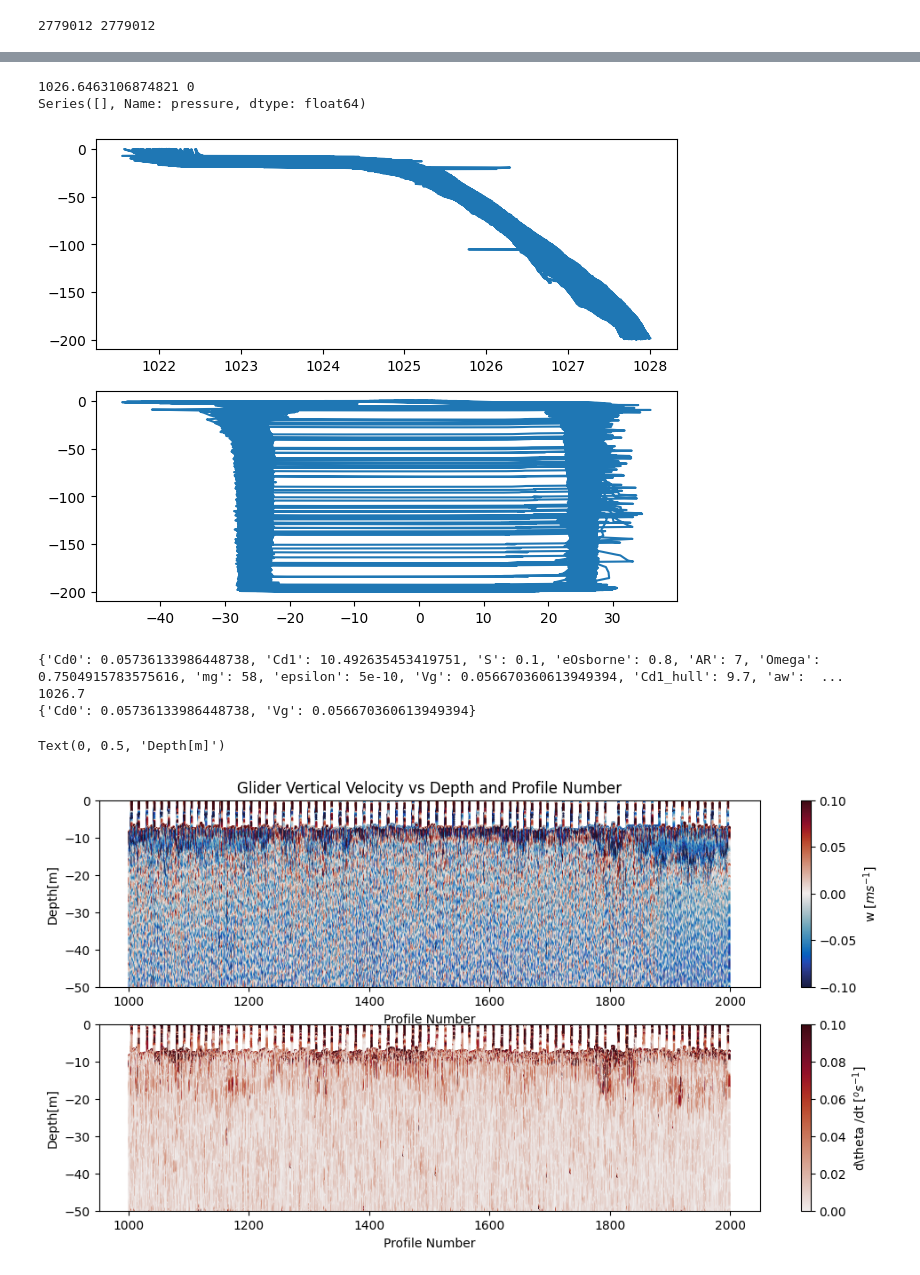
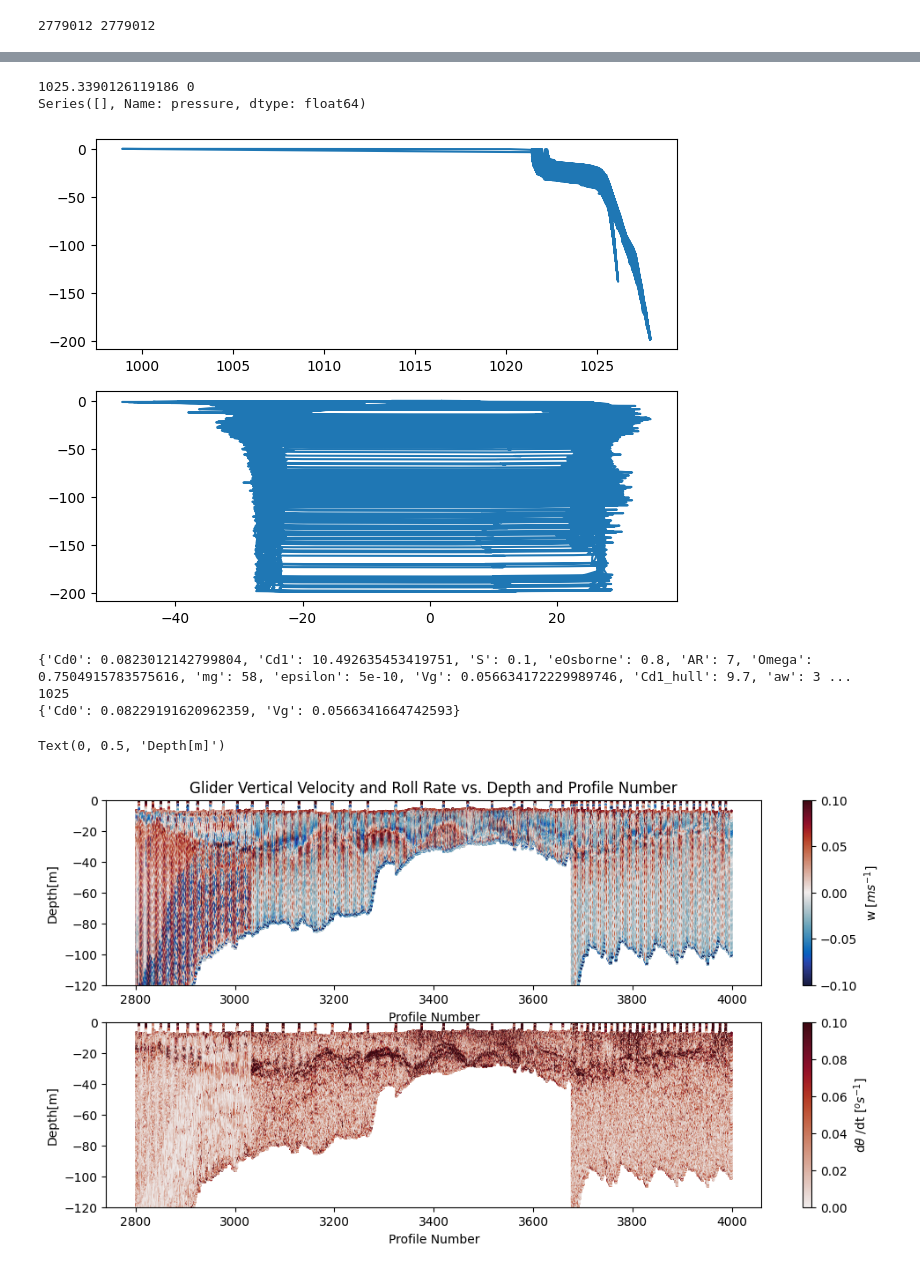
Before and after one commit to nbronikowski/vertical_velocity_testing, a Jupyter notebook: LM_gliderflight_2023_08_unit_334_gosl_monitoring.ipynb, the cells around one changed output, grey strips where cells are left out. Drawn from its saved outputs; the diff is of its cells as text; code cells hidden in the pictures.

```diff
--- a/LM_gliderflight_2023_08_unit_334_gosl_monitoring.ipynb
+++ b/LM_gliderflight_2023_08_unit_334_gosl_monitoring.ipynb
@@ -33,7 +33,7 @@ v[nans] = np.interp(x(nans), x(~nans), v[~nans])
 # Select index of data
 #dive = 550
 
-indx = (gl.profile_index >1000) & (gl.profile_index <2000)
+indx = (gl.profile_index >2800) & (gl.profile_index <4000)
 
 import cartopy.crs as ccrs
 import cartopy.feature as cfeature
@@ -212,18 +212,18 @@ print(np.mean(data['density'][data['pressure']*10>20]),np.min(data['time']))
 
 print(df['pressure'][np.isnan(df['pressure'])])
 # %% [output]
-1026.6463106874821 0
+1025.3390126119186 0
 Series([], Name: pressure, dtype: float64)
-[figure, old version]
+[figure, new version]
 # %%
 import gliderflight
 
-GM = gliderflight.SteadyStateCalibrate(rho0=1026.7)
-GM.define(mg=58,Vg=58/1026.7,Cd0=0.098) # You want to either supply ah=3.8,Cd1=10.492 and or Cd0 but not both.
+GM = gliderflight.SteadyStateCalibrate(rho0=1025)
+GM.define(mg=58,Vg=58/1025,Cd0=0.098) # You want to either supply ah=3.8,Cd1=10.492 and or Cd0 but not both.
 #data['dhdt']=GM.compute_dhdt(data['time'],data['pressure'])
 GM.set_input_data(pitch=data['pitch'],buoyancy_change=data['buoyancy_change'],time=data['time'],
                   pressure=data['pressure'],density=data['density'])
-GM.OR(data['pressure']*10<100)
+GM.OR(data['pressure']*10<50)
 GM.OR(data['pressure']*10>150)
 calibration_result = GM.calibrate('Cd0','Vg',constraints="dhdt")# Optimize for Total Drag and volume.
 print(GM.get_settings())
@@ -231,41 +231,41 @@ print(GM.RHO0)
 print(calibration_result)
 #plt.plot(data['dhdt'])
 # %% [output]
-{'Cd0': 0.05736133986448738, 'Cd1': 10.492635453419751, 'S': 0.1, 'eOsborne': 0.8, 'AR': 7, 'Omega': 0.7504915783575616, 'mg': 58, 'epsilon': 5e-10, 'Vg': 0.056670360613949394, 'Cd1_hull': 9.7, 'aw':  ...
-1026.7
-{'Cd0': 0.05736133986448738, 'Vg': 0.056670360613949394}
+{'Cd0': 0.0823012142799804, 'Cd1': 10.492635453419751, 'S': 0.1, 'eOsborne': 0.8, 'AR': 7, 'Omega': 0.7504915783575616, 'mg': 58, 'epsilon': 5e-10, 'Vg': 0.056634172229989746, 'Cd1_hull': 9.7, 'aw': 3 ...
+1025
+{'Cd0': 0.08229191620962359, 'Vg': 0.0566341664742593}
 # %%
 # Plot the results
 
 fig3, ax3 = plt.subplots(2, 1, figsize=(12, 6))
 sct = ax3[0].scatter(data['dive_nr'], -data['pressure']*10, c=GM.w, cmap=cmo.balance, s=0.5)  # Set smaller size for scatter dots
 sct.set_clim(-0.1, 0.1)
 
 # Set custom color axis limits
 cbar = plt.colorbar(sct, ax=ax3[0])
 cbar.set_label('w [$m s^{-1}$]')
-ax3[0].set_ylim(-50,0)
+ax3[0].set_ylim(-120,0)
 
 # Set labels and title
 ax3[0].set_xlabel('Profile Number')
 ax3[0].set_ylabel('Depth[m]')
 ax3[0].set_title('Glider Vertical Velocity and Roll Rate vs. Depth and Profile Number')
 
 
 sct2 = ax3[1].scatter(data['dive_nr'], -data['pressure']*10, c=np.abs(data['roll_rate']), cmap=cmo.amp, s=0.5)  # Set smaller size for scatter dots
 sct2.set_clim(0, 0.1)
 
 # Set custom color axis limits
 cbar2 = plt.colorbar(sct2, ax=ax3[1])
-cbar2.set_label(r'd\theta /dt [$^o s^{-1}$]')
-ax3[1].set_ylim(-50,0)
+cbar2.set_label(r'd$\theta$ /dt [$^o s^{-1}$]')
+ax3[1].set_ylim(-120,0)
 
 # Set labels and title
 ax3[1].set_xlabel('Profile Number')
 ax3[1].set_ylabel('Depth[m]')
 # %% [output]
 Text(0, 0.5, 'Depth[m]')
-[figure, old version]
+[figure, new version]
 # %%
 # Run Dynamic Model DONT USE 2024-06-25 L. Merkelbach Discussion
 #dm = gliderflight.DynamicGliderModel(rho0=1025, k1=0.2, k2=0.98, dt=2)
```
Also changed, not shown: parts of 5 cells of this notebook, 2 other files.
